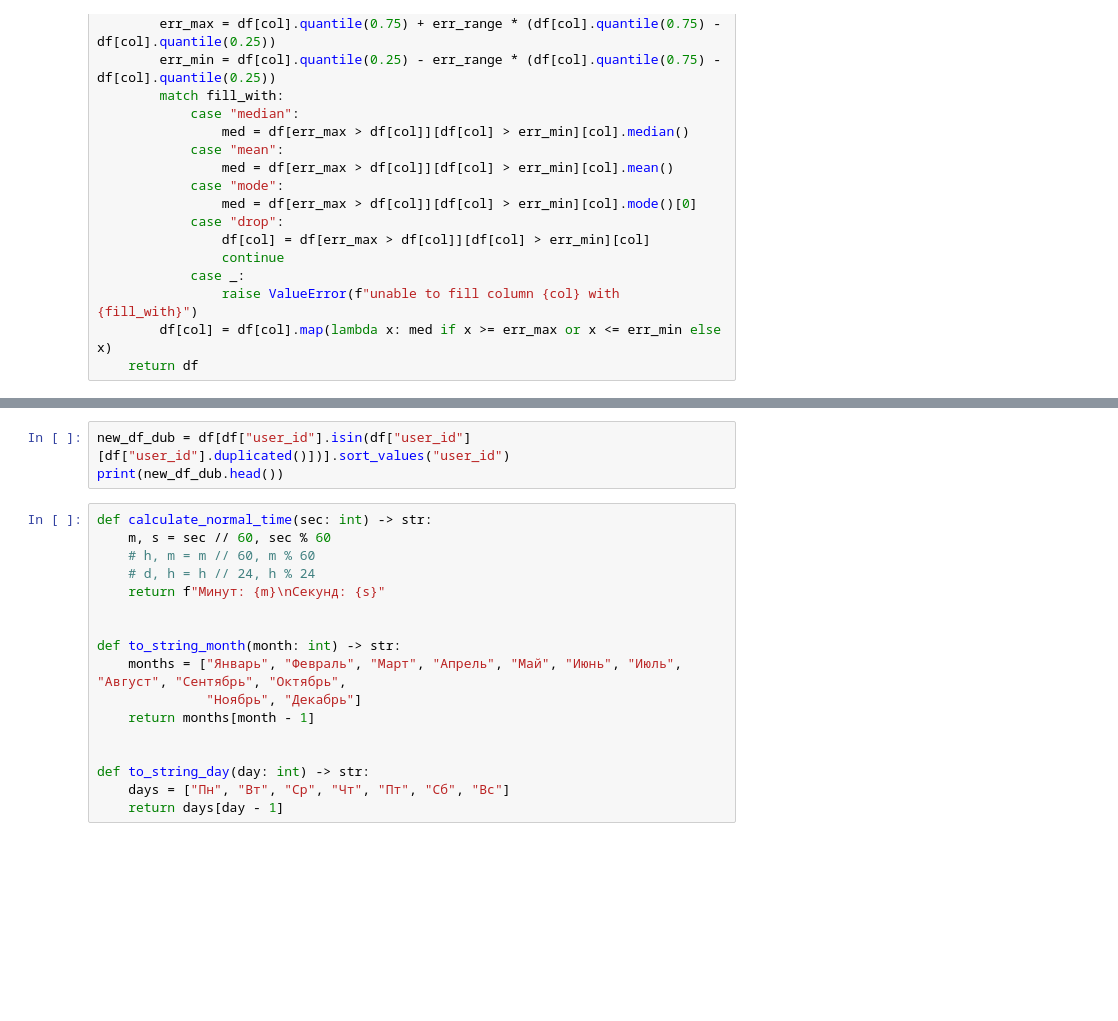
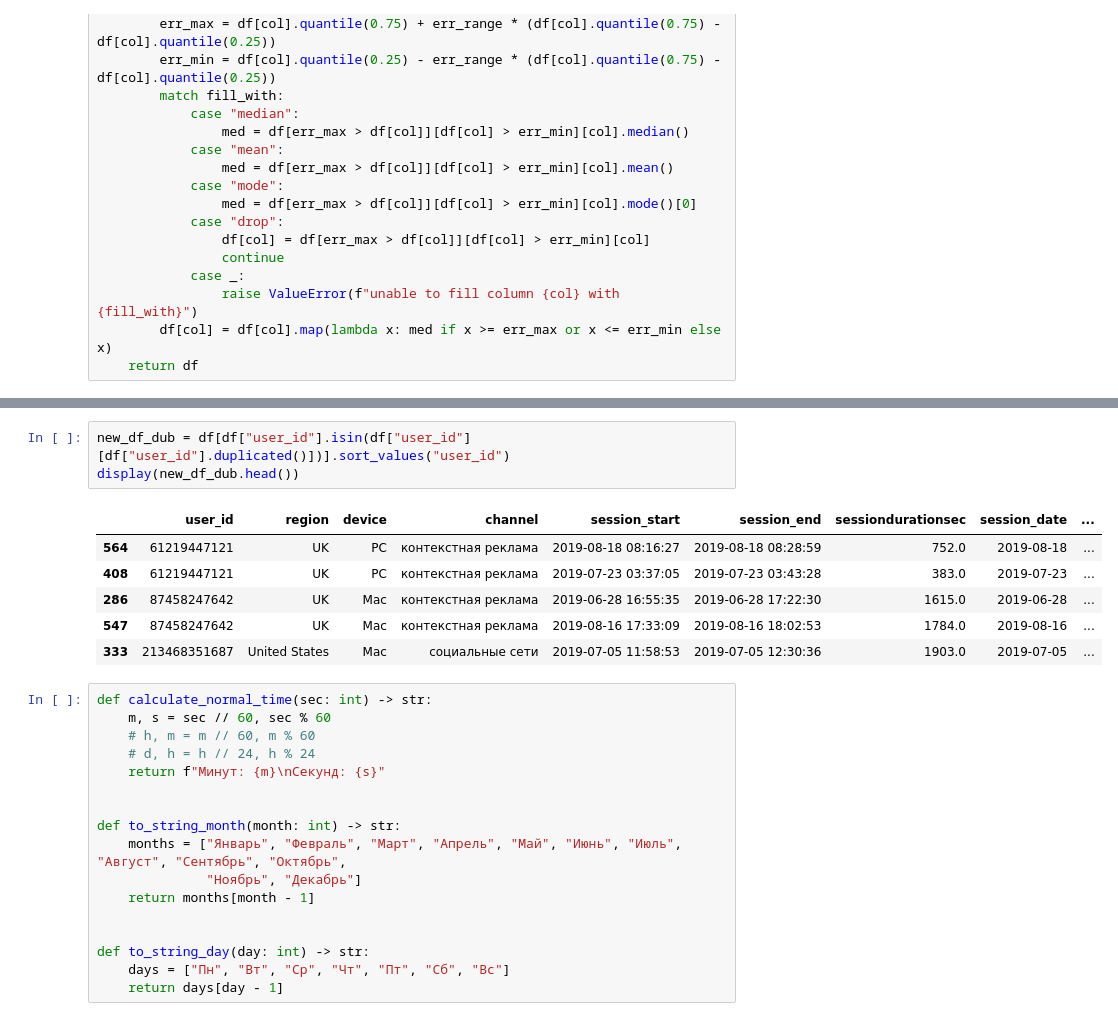
Before and after one commit to foroge/E-com_project, a Jupyter notebook: notebook.ipynb, the cells around one changed output, grey strips where cells are left out. Drawn from its saved outputs; the diff is of its cells as text; blank space fills up the shorter version.

```diff
--- a/notebook.ipynb
+++ b/notebook.ipynb
@@ -184,6 +172,13 @@ print(df.head())
 # %%
 new_df_dub = df[df["user_id"].isin(df["user_id"][df["user_id"].duplicated()])].sort_values("user_id")
-print(new_df_dub.head())
+display(new_df_dub.head())
+# %% [output]
+|  | user_id | region | device | channel | session_start | session_end | sessiondurationsec | session_date | ... |
+| 564 | 61219447121 | UK | PC | контекстная реклама | 2019-08-18 08:16:27 | 2019-08-18 08:28:59 | 752.0 | 2019-08-18 | ... |
+| 408 | 61219447121 | UK | PC | контекстная реклама | 2019-07-23 03:37:05 | 2019-07-23 03:43:28 | 383.0 | 2019-07-23 | ... |
+| 286 | 87458247642 | UK | Mac | контекстная реклама | 2019-06-28 16:55:35 | 2019-06-28 17:22:30 | 1615.0 | 2019-06-28 | ... |
+| 547 | 87458247642 | UK | Mac | контекстная реклама | 2019-08-16 17:33:09 | 2019-08-16 18:02:53 | 1784.0 | 2019-08-16 | ... |
+| 333 | 213468351687 | United States | Mac | социальные сети | 2019-07-05 11:58:53 | 2019-07-05 12:30:36 | 1903.0 | 2019-07-05 | ... |
 # %%
 def calculate_normal_time(sec: int) -> str:
     m, s = sec // 60, sec % 60
```
Also changed, not shown: parts of 11 cells of this notebook, 2 other files.
